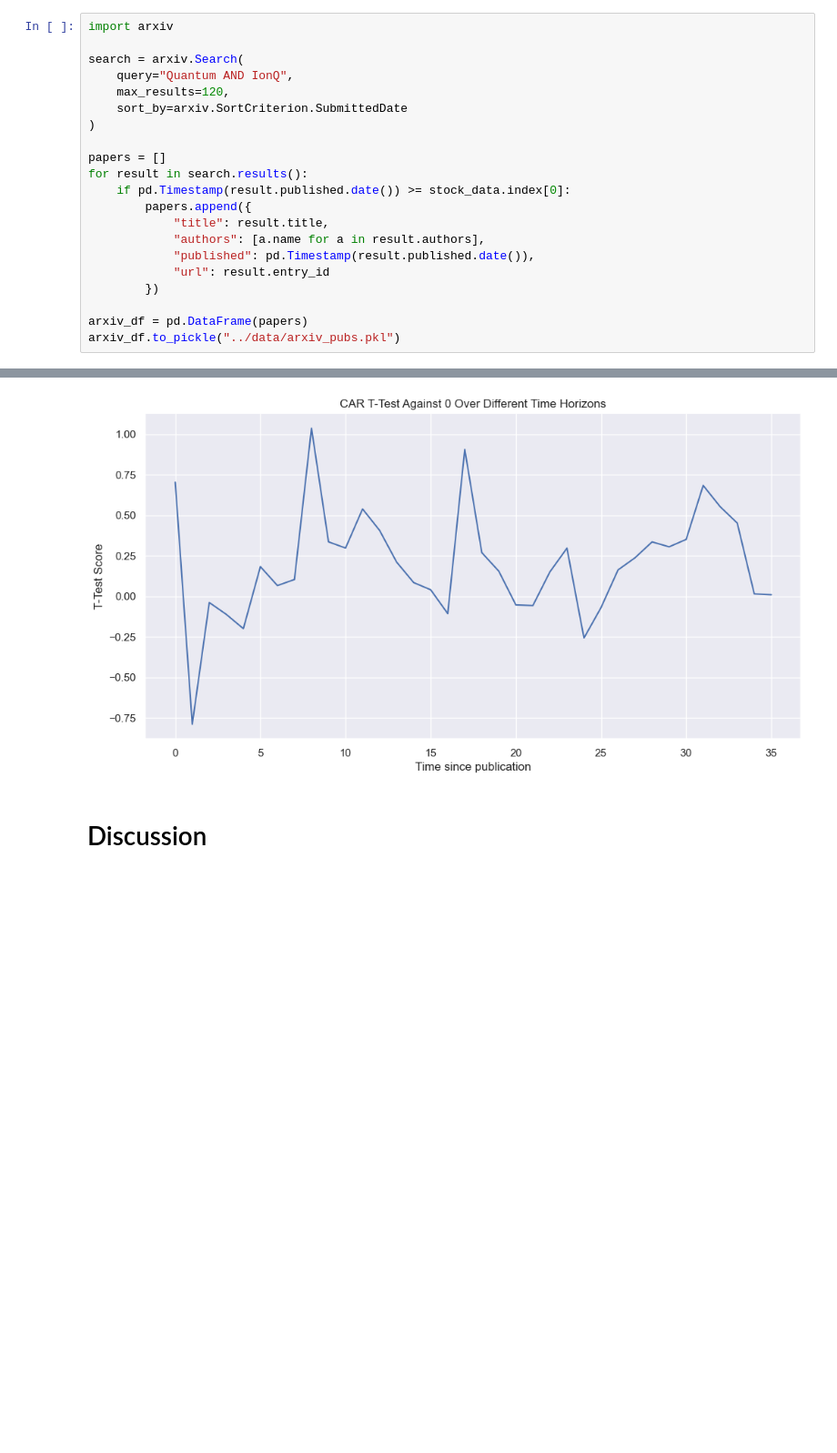
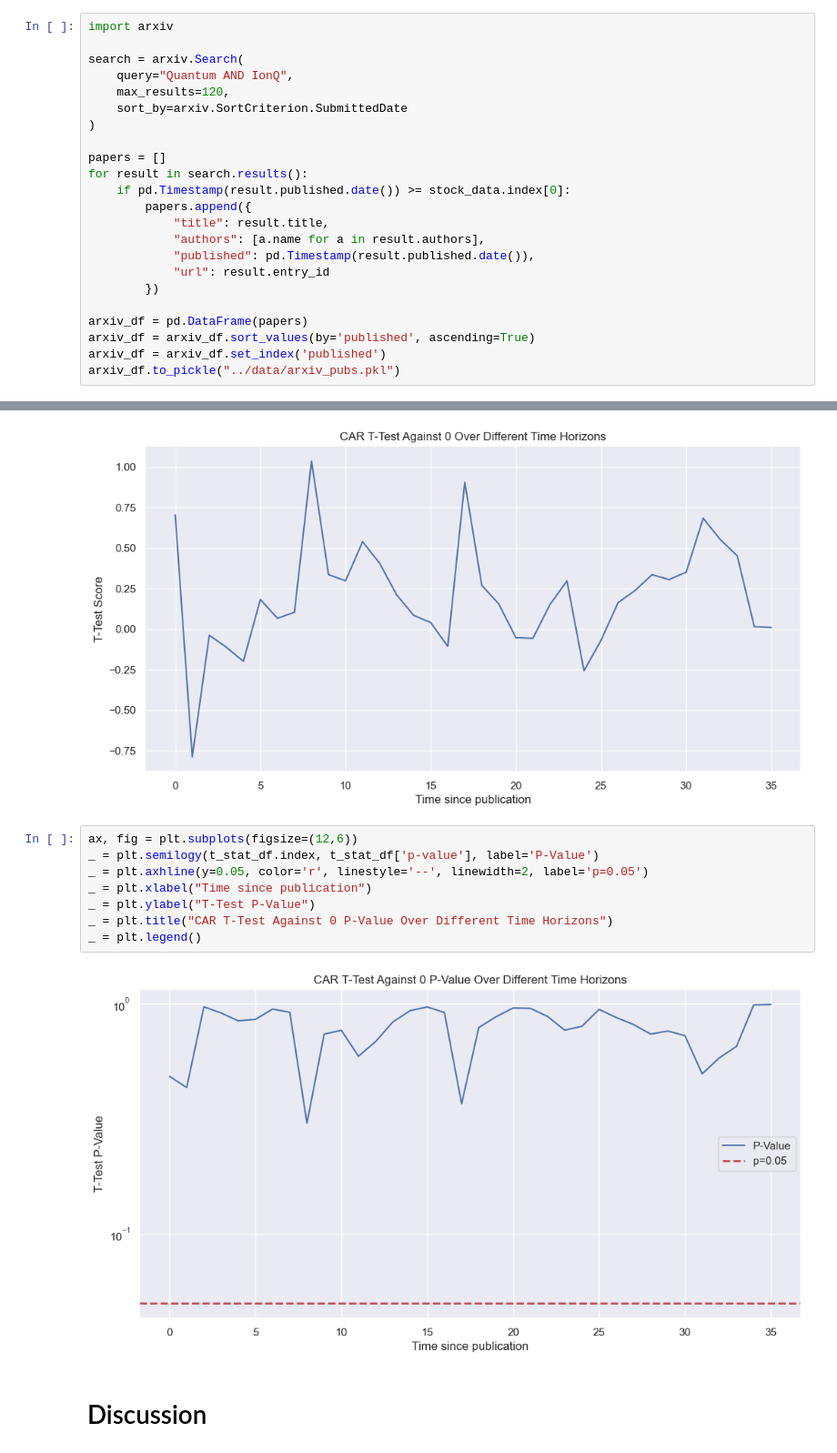
Before and after one commit to will-friend/QuantumSignalResearch, a Jupyter notebook: notebooks/01_IonQ_Starter_Exploration.ipynb, the cells around one changed output, grey strips where cells are left out. Shown at 91% size. Drawn from its saved outputs; the diff is of its cells as text; blank space fills up the shorter version.

```diff
--- a/notebooks/01_IonQ_Starter_Exploration.ipynb
+++ b/notebooks/01_IonQ_Starter_Exploration.ipynb
@@ -69,6 +69,8 @@ for result in search.results():
         })
 
 arxiv_df = pd.DataFrame(papers)
+arxiv_df = arxiv_df.sort_values(by='published', ascending=True)
+arxiv_df = arxiv_df.set_index('published')
 arxiv_df.to_pickle("../data/arxiv_pubs.pkl")
 # %%
 arxiv_df.head()
@@ -253,6 +255,16 @@ _ = plt.ylabel("T-Test Score")
 _ = plt.title("CAR T-Test Against 0 Over Different Time Horizons")
 # %% [output]
 [figure]
+# %%
+ax, fig = plt.subplots(figsize=(12,6))
+_ = plt.semilogy(t_stat_df.index, t_stat_df['p-value'], label='P-Value')
+_ = plt.axhline(y=0.05, color='r', linestyle='--', linewidth=2, label='p=0.05')
+_ = plt.xlabel("Time since publication")
+_ = plt.ylabel("T-Test P-Value")
+_ = plt.title("CAR T-Test Against 0 P-Value Over Different Time Horizons")
+_ = plt.legend()
+# %% [output]
+[figure, added]
 # %% [markdown]
 # Discussion
 # %% [markdown]
```
Also changed, not shown: 3 other files.
